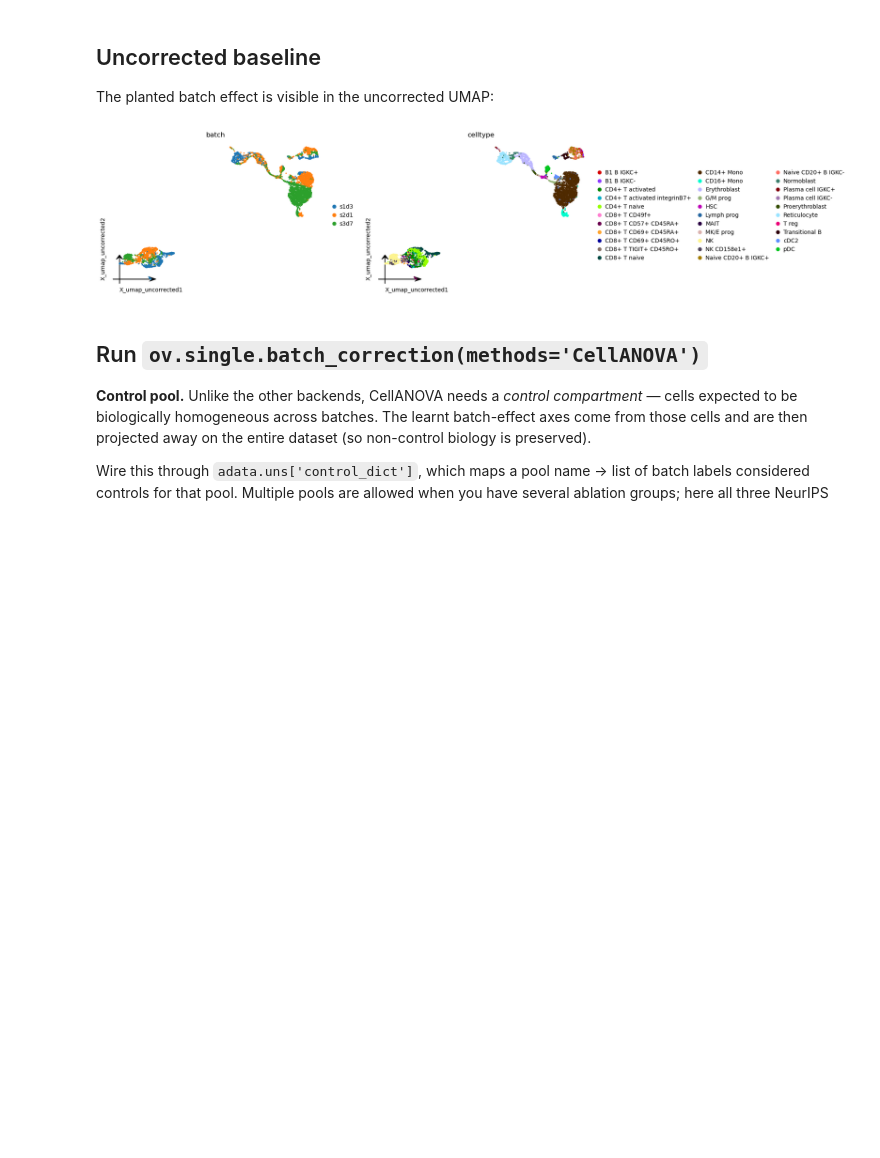
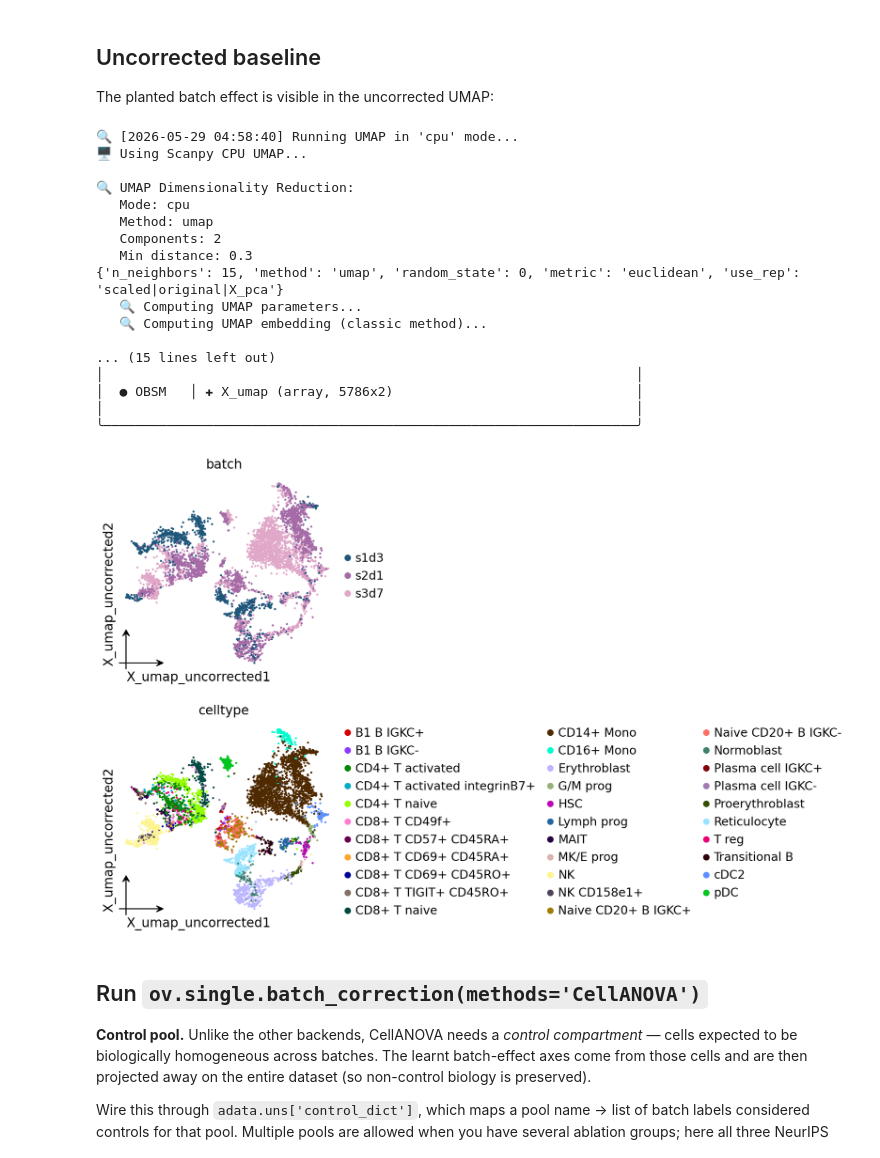
Before and after one commit to Starlitnightly/omicverse-tutorials, a Jupyter notebook: docs/Tutorials-single/batch/zoo/t_batch_cellanova.ipynb, the cells around one changed output. Drawn from its saved outputs; the diff is of its cells as text; code cells hidden in the pictures; blank space fills up the shorter version.

```diff
--- a/docs/Tutorials-single/batch/zoo/t_batch_cellanova.ipynb
+++ b/docs/Tutorials-single/batch/zoo/t_batch_cellanova.ipynb
@@ -12,7 +12,8 @@ This is one of the **omicverse batch-correction zoo** tutorials. See [batch/inde
 We use the canonical 10x pbmc3k dataset and synthesise a 2-batch label by random assignment, then plant a gene-shift on `batch_B` so the uncorrected UMAP shows a visible batch effect. This keeps the notebook self-contained and fast (~2 min end-to-end) — for a real multi-donor benchmark with [scib-metrics] scoring, see [../t_single_batch](../t_single_batch.ipynb).
 # %%
 import omicverse as ov
-import scanpy as sc
+ov.style()
+import anndata as ad
 import numpy as np
 import pandas as pd
 
@@ -31,7 +32,7 @@ adata3 = ov.datasets.get_adata(
     'https://figshare.com/ndownloader/files/41932011',
     filename='neurips2021_s3d7.h5ad',
 )
-adata = sc.concat([adata1, adata2, adata3], merge='same')
+adata = ad.concat([adata1, adata2, adata3], merge='same')
 adata.var_names_make_unique()
 adata.obs_names_make_unique()
 adata.obs['batch'] = adata.obs['batch'].astype('category')
@@ -39,6 +40,8 @@ adata.obs['batch'] = adata.obs['batch'].astype('category')
 # Subsample to a quick-running ~6 000 cells × 3 batches so the CPU
 # backends (harmony / combat / scanorama / cca) finish in well under a
 # minute. Drop this line for a full-resolution run.
-sc.pp.subsample(adata, n_obs=6000, random_state=0)
+_rng = np.random.default_rng(0)
+_sel = _rng.choice(adata.n_obs, 6000, replace=False)
+adata = adata[_sel].copy()
 adata
 # %% [output]
@@ -186,13 +124,30 @@ AnnData object with n_obs × n_vars = 5783 × 2000
 The planted batch effect is visible in the uncorrected UMAP:
 # %%
 # Pre-correction UMAP shows the planted batch effect.
-sc.tl.umap(adata, min_dist=0.3)
+ov.pp.umap(adata, min_dist=0.3)
 adata.obsm['X_umap_uncorrected'] = adata.obsm['X_umap'].copy()
 ov.pl.embedding(adata, basis='X_umap_uncorrected',
                 color=['batch', 'celltype'],
                 frameon='small', wspace=0.5)
 # %% [output]
+🔍 [2026-05-29 04:58:40] Running UMAP in 'cpu' mode...
+🖥️ Using Scanpy CPU UMAP...
+
+🔍 UMAP Dimensionality Reduction:
+   Mode: cpu
+   Method: umap
+   Components: 2
+   Min distance: 0.3
+{'n_neighbors': 15, 'method': 'umap', 'random_state': 0, 'metric': 'euclidean', 'use_rep': 'scaled|original|X_pca'}
+   🔍 Computing UMAP parameters...
+   🔍 Computing UMAP embedding (classic method)...
+
+... (15 lines left out)
+│                                                                    │
+│  ● OBSM   │ ✚ X_umap (array, 5786x2)                               │
+│                                                                    │
+╰────────────────────────────────────────────────────────────────────╯
-[figure, old version]
+[figure, new version]
 # %% [markdown]
 ## Run `ov.single.batch_correction(methods='CellANOVA')`
 
```
Also changed, not shown: parts of 4 cells of this notebook, 9 other files.
